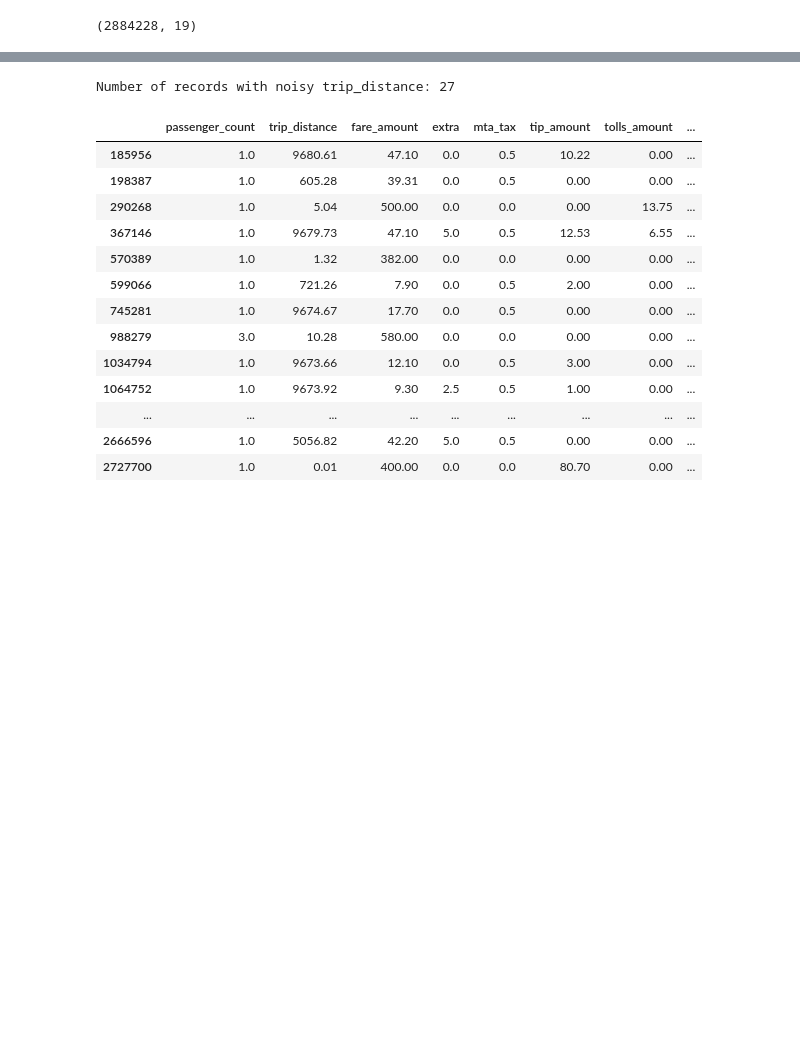
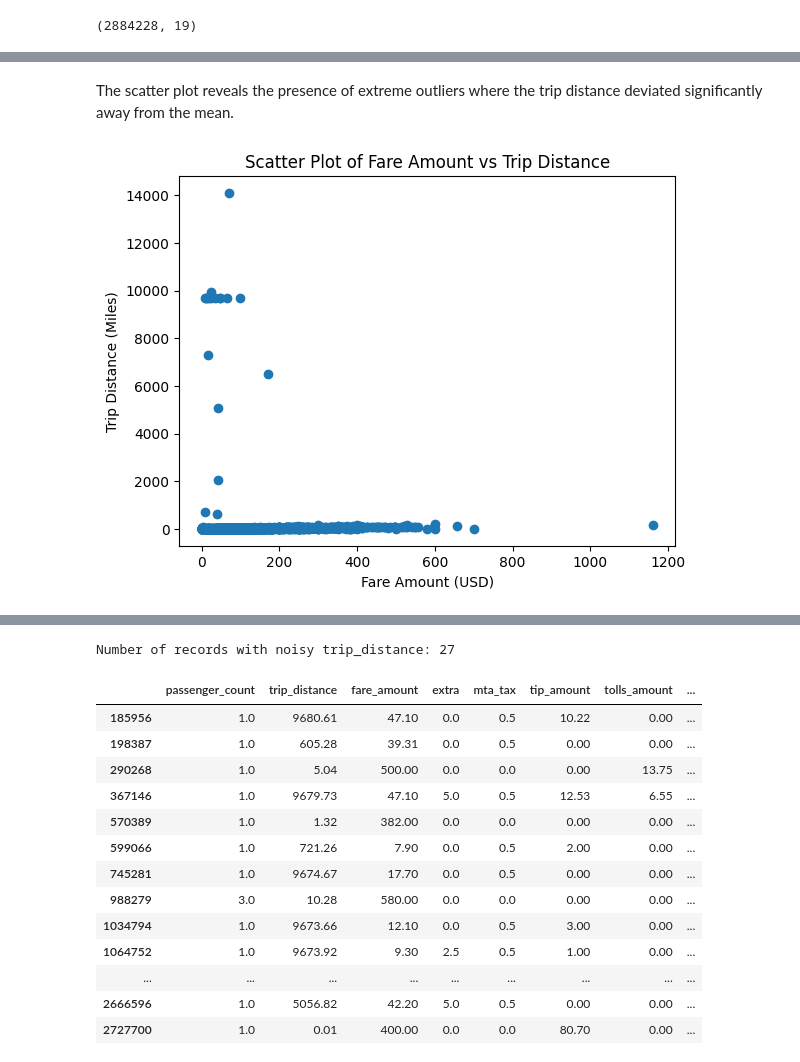
Before and after one commit to melbreaker/Taxi-Trip-Records-Data-Analysis, a Jupyter notebook: taxi-trip-records-data-analysis.ipynb, the cells around one changed output, grey strips where cells are left out. Drawn from its saved outputs; the diff is of its cells as text; code cells hidden in the pictures; blank space fills up the shorter version.

```diff
--- a/taxi-trip-records-data-analysis.ipynb
+++ b/taxi-trip-records-data-analysis.ipynb
@@ -402,0 +404,10 @@ df_january_cleaned['estimated_distance'] = (df_january_cleaned['fare_amount'] -
+# %% [markdown]
+The scatter plot reveals the presence of extreme outliers where the trip distance deviated significantly away from the mean.
+# %%
+plt.scatter(df_january_cleaned['fare_amount'], df_january_cleaned['trip_distance'])
+plt.title('Scatter Plot of Fare Amount vs Trip Distance')
+plt.xlabel('Fare Amount (USD)')
+plt.ylabel('Trip Distance (Miles)')
+plt.show()
+# %% [output]
+[figure, added]
```
Also changed, not shown: parts of 25 cells of this notebook.
